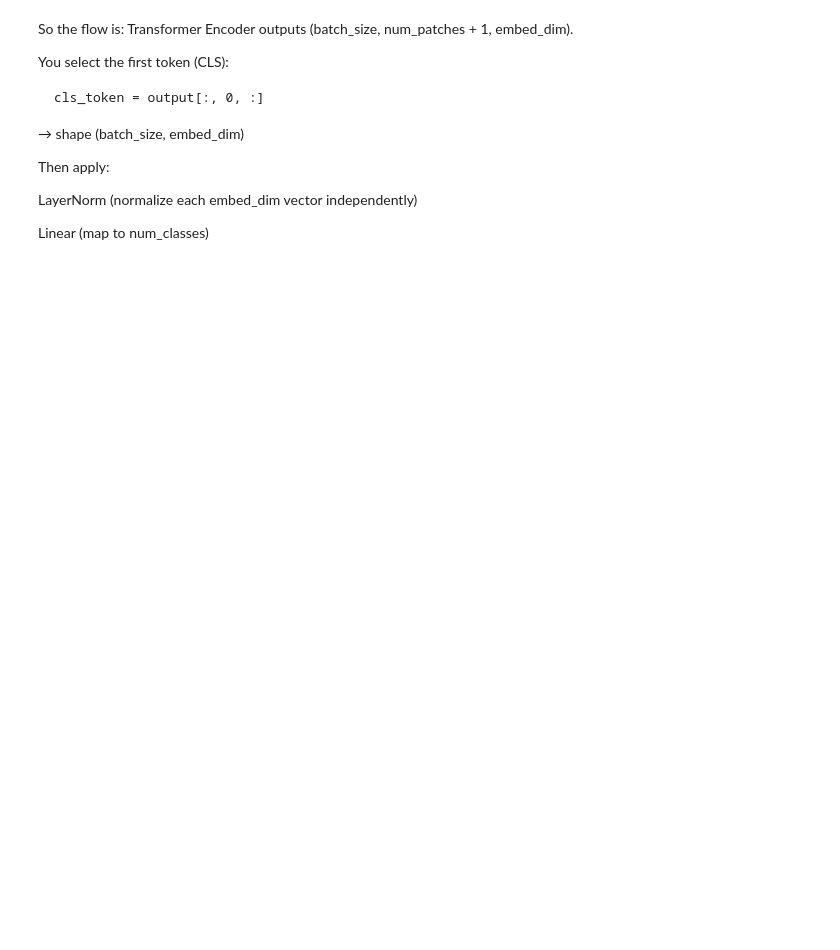
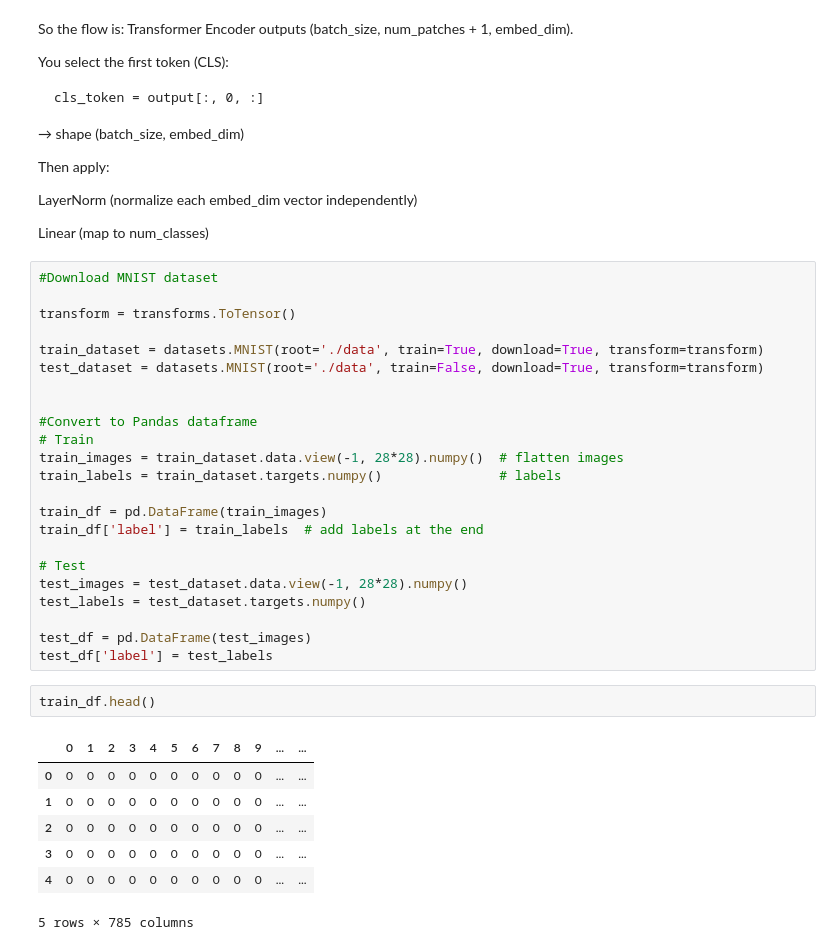
Before and after one commit to k0r1g/vision-transformer, a Jupyter notebook: vit.ipynb, the cells around one changed output. Saved outputs shown, nothing was run; the diff lists cells and outputs as text; blank space fills up the shorter version.

```diff
--- a/vit.ipynb
+++ b/vit.ipynb
@@ -235,3 +338,36 @@ Then apply:
 LayerNorm (normalize each embed_dim vector independently)
 
 Linear (map to num_classes)
+# %%
+#Download MNIST dataset
+
+transform = transforms.ToTensor()
+
+train_dataset = datasets.MNIST(root='./data', train=True, download=True, transform=transform)
+test_dataset = datasets.MNIST(root='./data', train=False, download=True, transform=transform)
+
+
+#Convert to Pandas dataframe
+# Train
+train_images = train_dataset.data.view(-1, 28*28).numpy()  # flatten images
+train_labels = train_dataset.targets.numpy()               # labels
+
+train_df = pd.DataFrame(train_images)
+train_df['label'] = train_labels  # add labels at the end
+
+# Test
+test_images = test_dataset.data.view(-1, 28*28).numpy()
+test_labels = test_dataset.targets.numpy()
+
+test_df = pd.DataFrame(test_images)
+test_df['label'] = test_labels
+# %%
+train_df.head()
+# %% [output]
+|  | 0 | 1 | 2 | 3 | 4 | 5 | 6 | 7 | 8 | 9 | ... | ... |
+| 0 | 0 | 0 | 0 | 0 | 0 | 0 | 0 | 0 | 0 | 0 | ... | ... |
+| 1 | 0 | 0 | 0 | 0 | 0 | 0 | 0 | 0 | 0 | 0 | ... | ... |
+| 2 | 0 | 0 | 0 | 0 | 0 | 0 | 0 | 0 | 0 | 0 | ... | ... |
+| 3 | 0 | 0 | 0 | 0 | 0 | 0 | 0 | 0 | 0 | 0 | ... | ... |
+| 4 | 0 | 0 | 0 | 0 | 0 | 0 | 0 | 0 | 0 | 0 | ... | ... |
+5 rows × 785 columns
```
Also changed, not shown: parts of 17 cells of this notebook, 8 other files.
